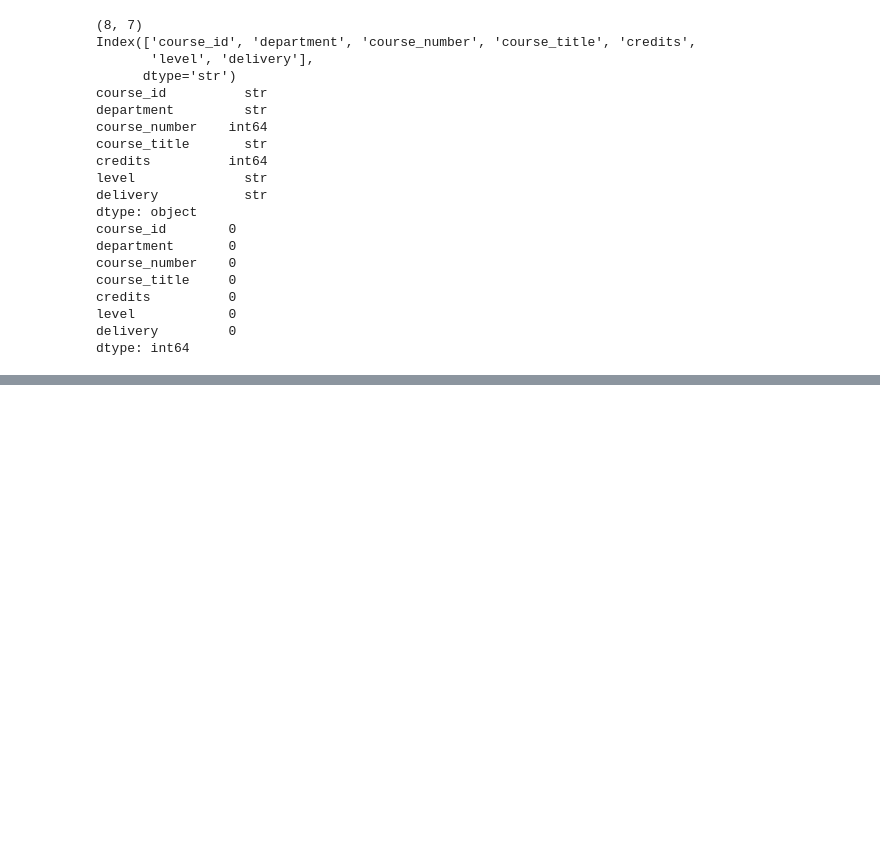
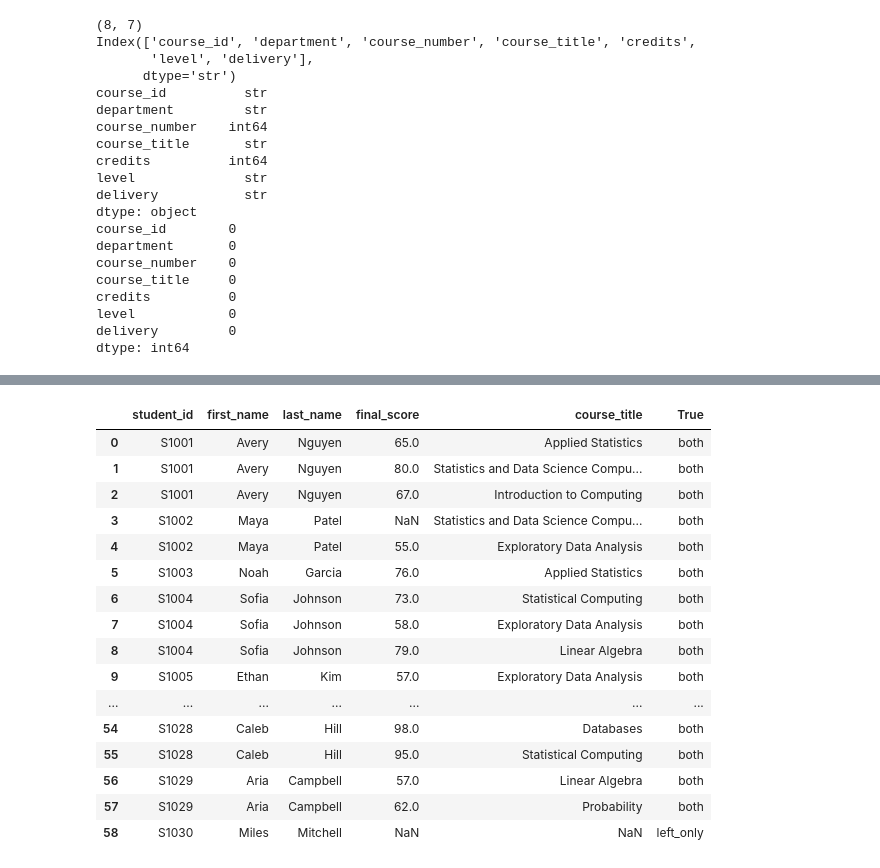
Before and after one commit to lukelowe19/STA556, a Jupyter notebook: notebooks/homework_1.ipynb, the cells around one changed output, grey strips where cells are left out. Saved outputs shown, nothing was run; the diff lists cells and outputs as text; code cells hidden in the pictures; blank space fills up the shorter version.

```diff
--- a/notebooks/homework_1.ipynb
+++ b/notebooks/homework_1.ipynb
@@ -81,0 +150,29 @@ dtype: int64
+# %%
+
+course_final_grades = pd.merge(
+    student_enrollment,
+    courses,
+    on = "course_id",
+    how = "left",
+    validate = "many_to_many",
+)
+course_final_grades
+course_final_grades[["student_id","first_name","last_name","final_score","course_title","True"]]
+# %% [output]
+|  | student_id | first_name | last_name | final_score | course_title | True |
+| 0 | S1001 | Avery | Nguyen | 65.0 | Applied Statistics | both |
+| 1 | S1001 | Avery | Nguyen | 80.0 | Statistics and Data Science Compu... | both |
+| 2 | S1001 | Avery | Nguyen | 67.0 | Introduction to Computing | both |
+| 3 | S1002 | Maya | Patel | NaN | Statistics and Data Science Compu... | both |
+| 4 | S1002 | Maya | Patel | 55.0 | Exploratory Data Analysis | both |
+| 5 | S1003 | Noah | Garcia | 76.0 | Applied Statistics | both |
+| 6 | S1004 | Sofia | Johnson | 73.0 | Statistical Computing | both |
+| 7 | S1004 | Sofia | Johnson | 58.0 | Exploratory Data Analysis | both |
+| 8 | S1004 | Sofia | Johnson | 79.0 | Linear Algebra | both |
+| 9 | S1005 | Ethan | Kim | 57.0 | Exploratory Data Analysis | both |
+| ... | ... | ... | ... | ... | ... | ... |
+| 54 | S1028 | Caleb | Hill | 98.0 | Databases | both |
+| 55 | S1028 | Caleb | Hill | 95.0 | Statistical Computing | both |
+| 56 | S1029 | Aria | Campbell | 57.0 | Linear Algebra | both |
+| 57 | S1029 | Aria | Campbell | 62.0 | Probability | both |
+| 58 | S1030 | Miles | Mitchell | NaN | NaN | left_only |
```
Also changed, not shown: parts of 8 cells of this notebook.
